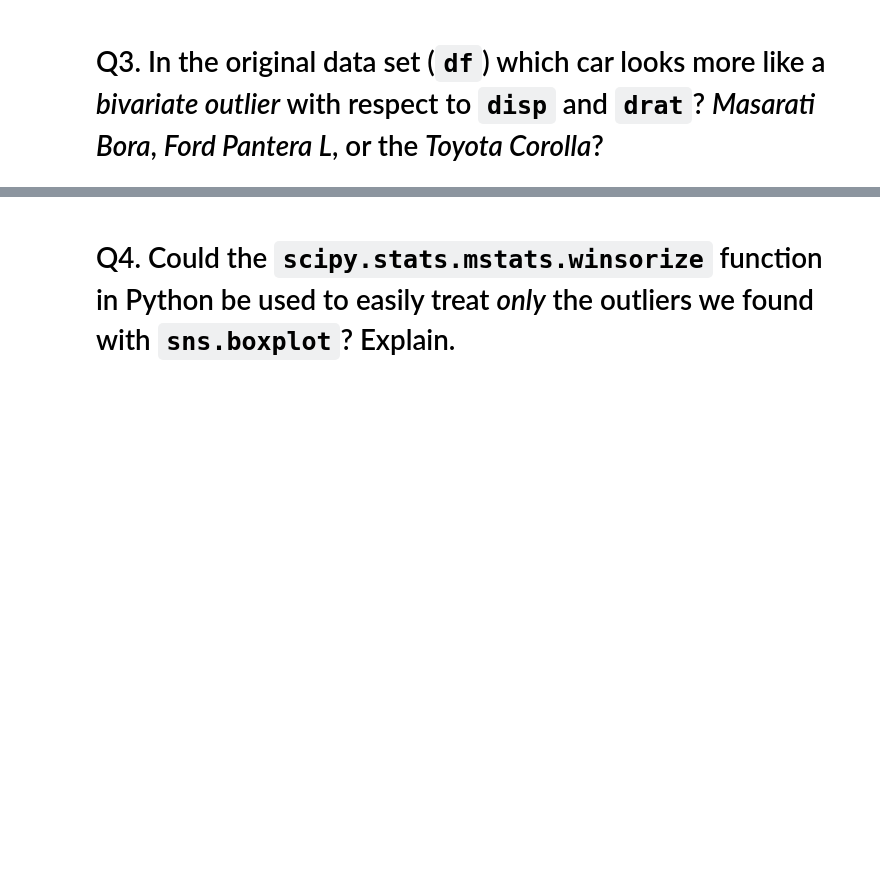
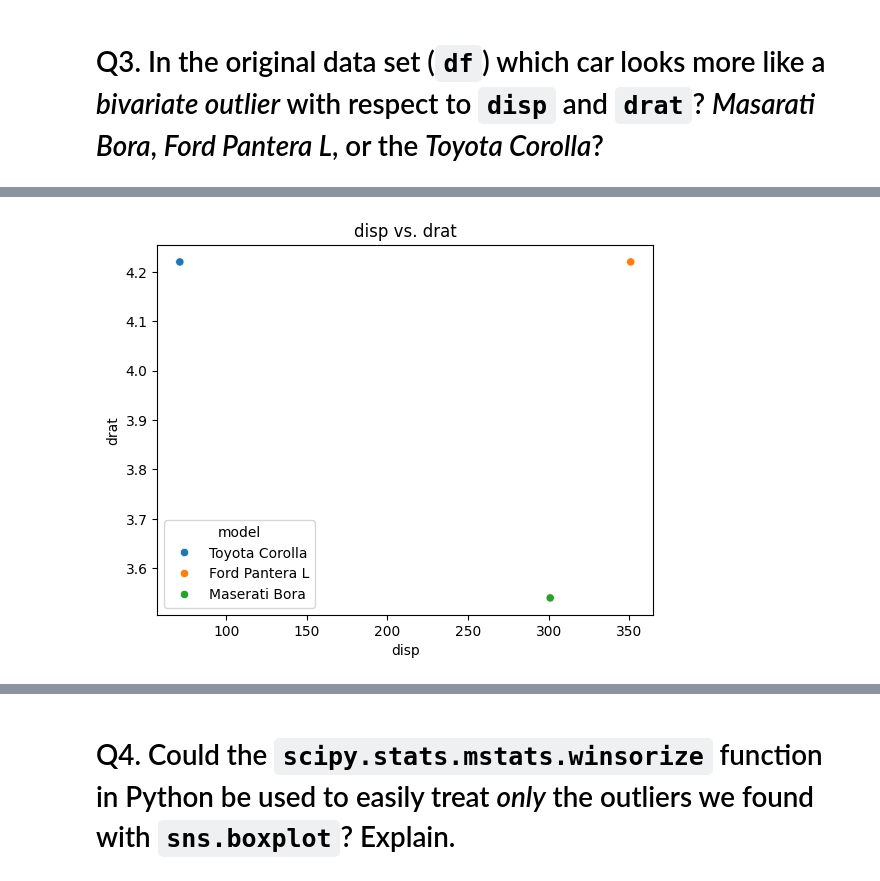
Before and after one commit to umcchavali/model_risk_management, a Jupyter notebook: hw1_outlier_detection_v1.ipynb, the cells around one changed output, grey strips where cells are left out. Drawn from its saved outputs; the diff is of its cells as text; code cells hidden in the pictures; blank space fills up the shorter version.

```diff
--- a/hw1_outlier_detection_v1.ipynb
+++ b/hw1_outlier_detection_v1.ipynb
@@ -708,0 +735,12 @@ The Ford Pantera L is the most likely bivariate outlier due to its extreme value
+# %%
+df_subset = df[df.index.isin(['Maserati Bora', 'Ford Pantera L', 'Toyota Corolla'])]
+
+
+sns.scatterplot(x='disp', y='drat', data=df_subset, hue='model')
+
+plt.title('disp vs. drat')
+plt.xlabel('disp')
+plt.ylabel('drat')
+plt.show()
+# %% [output]
+[figure, added]
```
Also changed, not shown: parts of 19 cells of this notebook.
